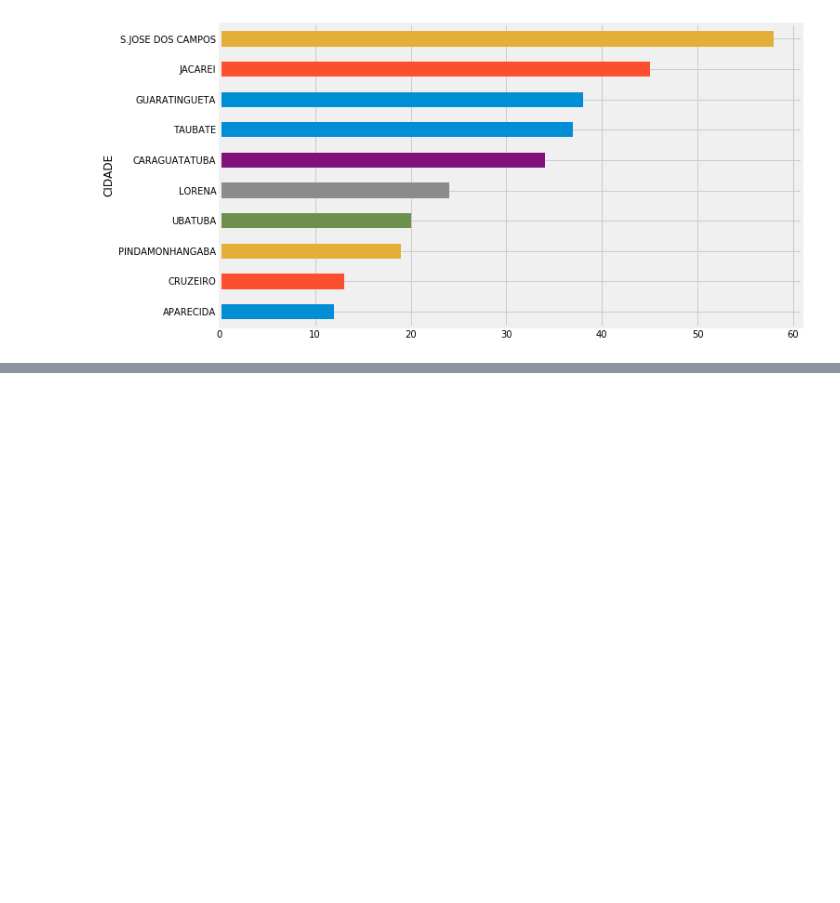
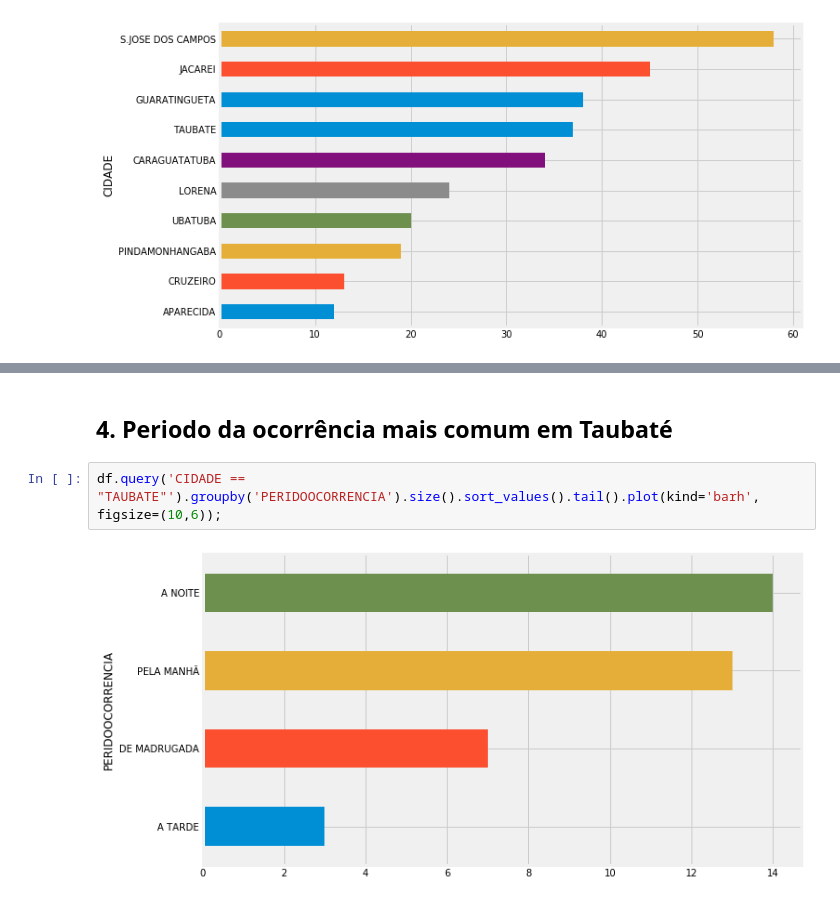
Before and after one commit to mflJefferson/pandas-murder, a Jupyter notebook: pandas-murder.ipynb, the cells around one changed output, grey strips where cells are left out. Cells and saved outputs as stored; diff of their text form; blank space fills up the shorter version.

```diff
--- a/pandas-murder.ipynb
+++ b/pandas-murder.ipynb
@@ -42,0 +61,6 @@ df.groupby('SEXO').size().sort_values().tail(10).plot(kind='pie',title = 'Sexo',
+# %% [markdown]
+## 4. Periodo da ocorrência mais comum em Taubaté
+# %%
+df.query('CIDADE == "TAUBATE"').groupby('PERIDOOCORRENCIA').size().sort_values().tail().plot(kind='barh', figsize=(10,6));
+# %% [output]
+[figure, added]
```
Also changed, not shown: parts of 8 cells of this notebook.
